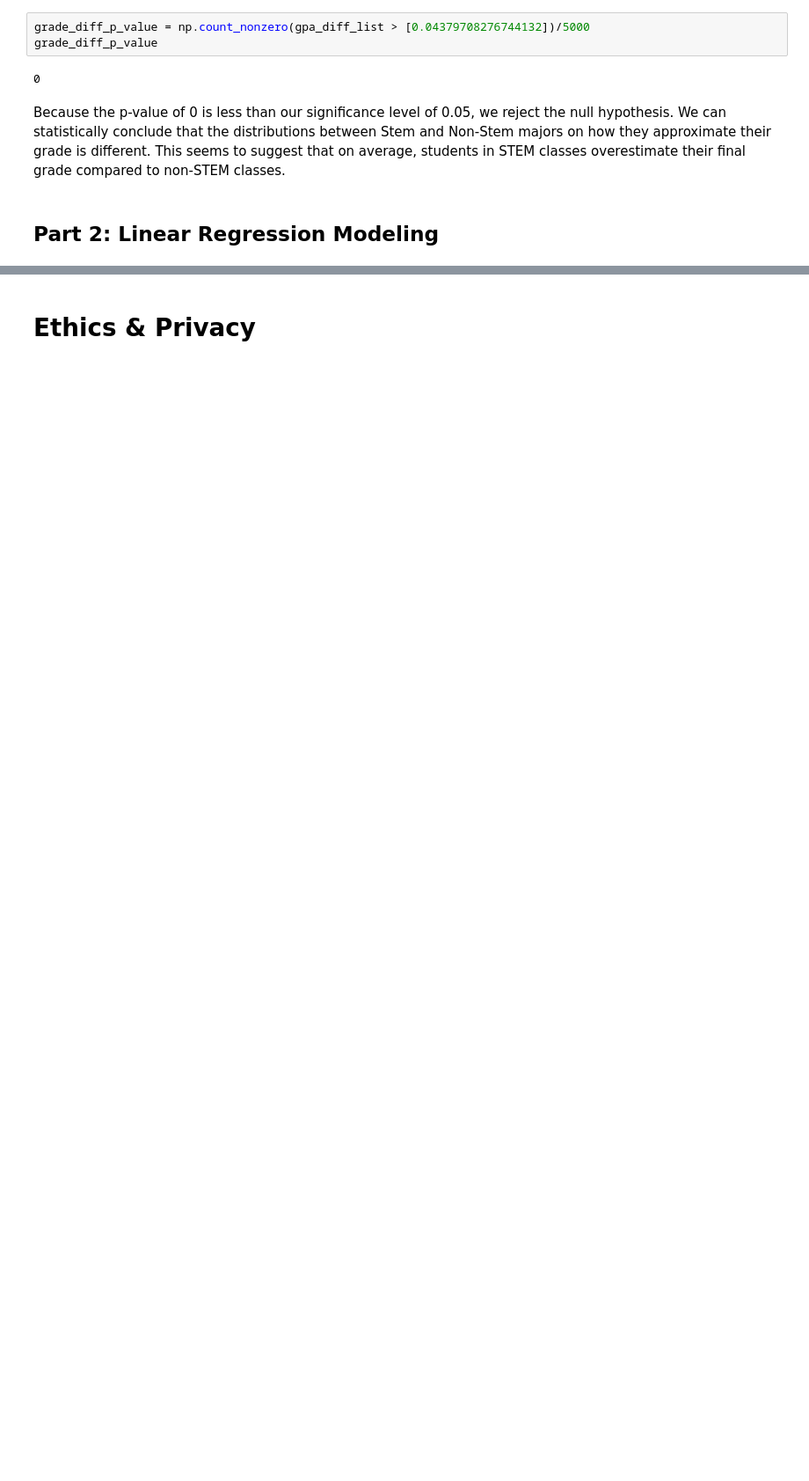
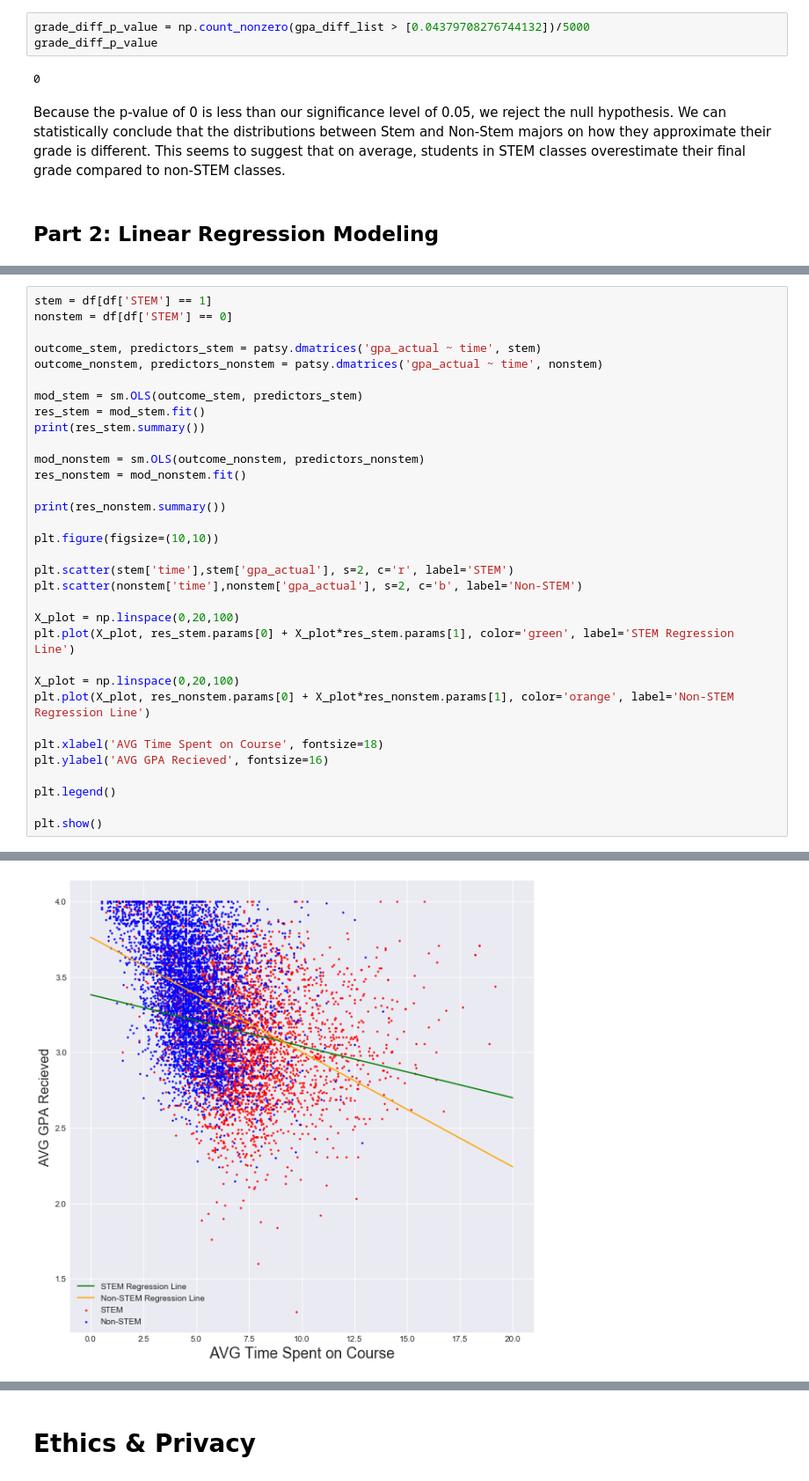
Before and after one commit to wuyyyying/COGS-108-Final-Project, a Jupyter notebook: FinalProject.ipynb, the cells around one changed output, grey strips where cells are left out. Shown at 88% size. Cells and saved outputs as stored; diff of their text form; blank space fills up the shorter version.

```diff
--- a/FinalProject.ipynb
+++ b/FinalProject.ipynb
@@ -320,0 +438,34 @@ Because the p-value of 0 is less than our significance level of 0.05, we reject
+# %%
+stem = df[df['STEM'] == 1]
+nonstem = df[df['STEM'] == 0]
+
+outcome_stem, predictors_stem = patsy.dmatrices('gpa_actual ~ time', stem)
+outcome_nonstem, predictors_nonstem = patsy.dmatrices('gpa_actual ~ time', nonstem)
+
+mod_stem = sm.OLS(outcome_stem, predictors_stem)
+res_stem = mod_stem.fit()
+print(res_stem.summary())
+
+mod_nonstem = sm.OLS(outcome_nonstem, predictors_nonstem)
+res_nonstem = mod_nonstem.fit()
+
+print(res_nonstem.summary())
+
+plt.figure(figsize=(10,10))
+
+plt.scatter(stem['time'],stem['gpa_actual'], s=2, c='r', label='STEM')
+plt.scatter(nonstem['time'],nonstem['gpa_actual'], s=2, c='b', label='Non-STEM')
+
+X_plot = np.linspace(0,20,100)
+plt.plot(X_plot, res_stem.params[0] + X_plot*res_stem.params[1], color='green', label='STEM Regression Line')
+
+X_plot = np.linspace(0,20,100)
+plt.plot(X_plot, res_nonstem.params[0] + X_plot*res_nonstem.params[1], color='orange', label='Non-STEM Regression Line')
+
+plt.xlabel('AVG Time Spent on Course', fontsize=18)
+plt.ylabel('AVG GPA Recieved', fontsize=16)
+
+plt.legend()
+
+plt.show()
+# %% [output]
@@ -320,0 +489 @@ Because the p-value of 0 is less than our significance level of 0.05, we reject
+[figure, added]
```
Also changed, not shown: parts of 15 cells of this notebook.
